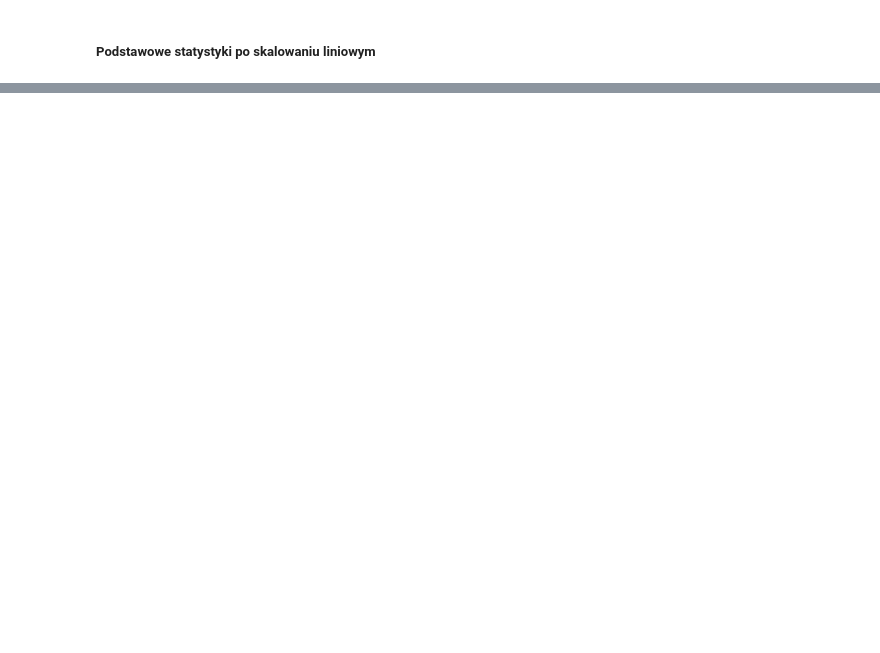
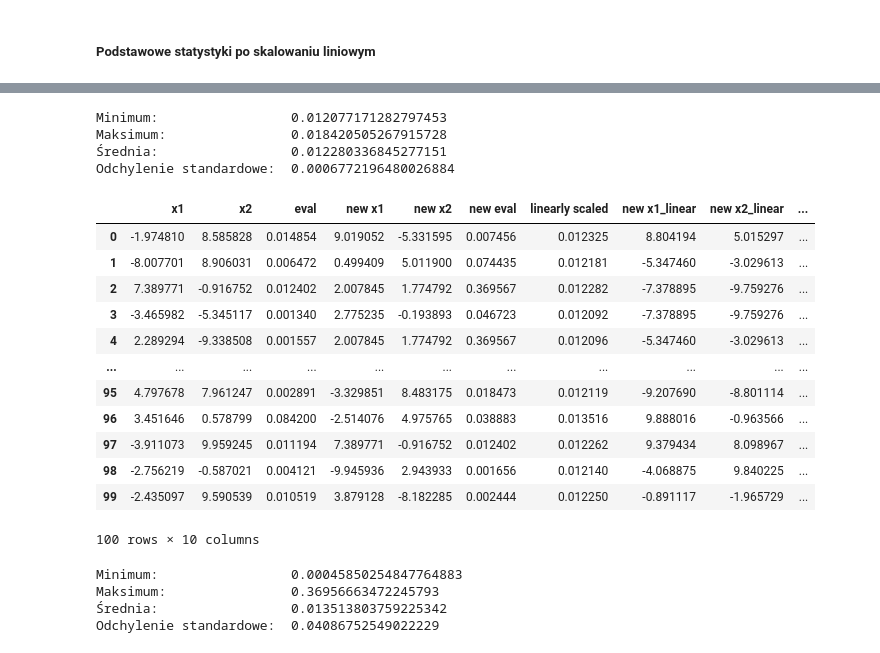
Before and after one commit to Winter-end/PSI-C2, a Jupyter notebook: note.ipynb, the cells around one changed output, grey strips where cells are left out. Saved outputs shown, nothing was run; the diff lists cells and outputs as text; code cells hidden in the pictures; blank space fills up the shorter version.

```diff
--- a/note.ipynb
+++ b/note.ipynb
@@ -212,0 +335,2 @@ Wnioski:
+# %%
+df['eval'] = df.apply(lambda x: booth(x['x1'], x['x2']), axis = 1)
@@ -212,0 +347,2 @@ Wnioski:
+# %%
+df[['new x1', 'new x2']] = roulette_wheel_selection(df, 'eval')
@@ -212,0 +365,4 @@ Wnioski:
+# %%
+df['new eval'] = df.apply(lambda x: booth(x['new x1'], x['new x2']), axis = 1)
+
+df
@@ -212,0 +400,5 @@ Wnioski:
+# %%
+linear = linear_scaling(df['eval'])
+df['linearly scaled'] = linear
+
+df
@@ -212,0 +419,40 @@ Wnioski:
+# %%
+print("Minimum:                ", np.min(df['linearly scaled']))
+print("Maksimum:               ", np.max(df['linearly scaled']))
+print("Średnia:                ", np.mean(df['linearly scaled']))
+print("Odchylenie standardowe: ", np.std(df['linearly scaled']))
+# %% [output]
+Minimum:                 0.012077171282797453
+Maksimum:                0.018420505267915728
+Średnia:                 0.012280336845277151
+Odchylenie standardowe:  0.0006772196480026884
+# %%
+df[['new x1_linear', 'new x2_linear']] = roulette_wheel_selection(df, 'linearly scaled')
+
+df['new linearly scaled'] = df.apply(lambda x: booth(x['new x1_linear'], x['new x2_linear']), axis = 1)
+
+df
+# %% [output]
+|  | x1 | x2 | eval | new x1 | new x2 | new eval | linearly scaled | new x1_linear | new x2_linear | ... |
+| 0 | -1.974810 | 8.585828 | 0.014854 | 9.019052 | -5.331595 | 0.007456 | 0.012325 | 8.804194 | 5.015297 | ... |
+| 1 | -8.007701 | 8.906031 | 0.006472 | 0.499409 | 5.011900 | 0.074435 | 0.012181 | -5.347460 | -3.029613 | ... |
+| 2 | 7.389771 | -0.916752 | 0.012402 | 2.007845 | 1.774792 | 0.369567 | 0.012282 | -7.378895 | -9.759276 | ... |
+| 3 | -3.465982 | -5.345117 | 0.001340 | 2.775235 | -0.193893 | 0.046723 | 0.012092 | -7.378895 | -9.759276 | ... |
+| 4 | 2.289294 | -9.338508 | 0.001557 | 2.007845 | 1.774792 | 0.369567 | 0.012096 | -5.347460 | -3.029613 | ... |
+| ... | ... | ... | ... | ... | ... | ... | ... | ... | ... | ... |
+| 95 | 4.797678 | 7.961247 | 0.002891 | -3.329851 | 8.483175 | 0.018473 | 0.012119 | -9.207690 | -8.801114 | ... |
+| 96 | 3.451646 | 0.578799 | 0.084200 | -2.514076 | 4.975765 | 0.038883 | 0.013516 | 9.888016 | -0.963566 | ... |
+| 97 | -3.911073 | 9.959245 | 0.011194 | 7.389771 | -0.916752 | 0.012402 | 0.012262 | 9.379434 | 8.098967 | ... |
+| 98 | -2.756219 | -0.587021 | 0.004121 | -9.945936 | 2.943933 | 0.001656 | 0.012140 | -4.068875 | 9.840225 | ... |
+| 99 | -2.435097 | 9.590539 | 0.010519 | 3.879128 | -8.182285 | 0.002444 | 0.012250 | -0.891117 | -1.965729 | ... |
+100 rows × 10 columns
+# %%
+print("Minimum:                ", np.min(df['new linearly scaled']))
+print("Maksimum:               ", np.max(df['new linearly scaled']))
+print("Średnia:                ", np.mean(df['new linearly scaled']))
+print("Odchylenie standardowe: ", np.std(df['new linearly scaled']))
+# %% [output]
+Minimum:                 0.00045850254847764883
+Maksimum:                0.36956663472245793
+Średnia:                 0.013513803759225342
+Odchylenie standardowe:  0.04086752549022229
```
Also changed, not shown: parts of 43 cells of this notebook, 6 other files.
